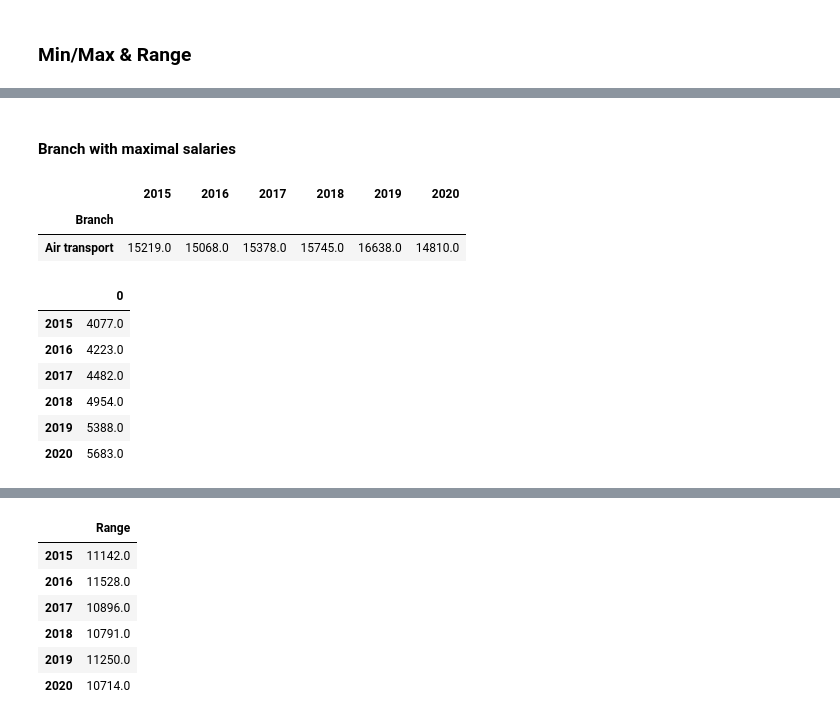
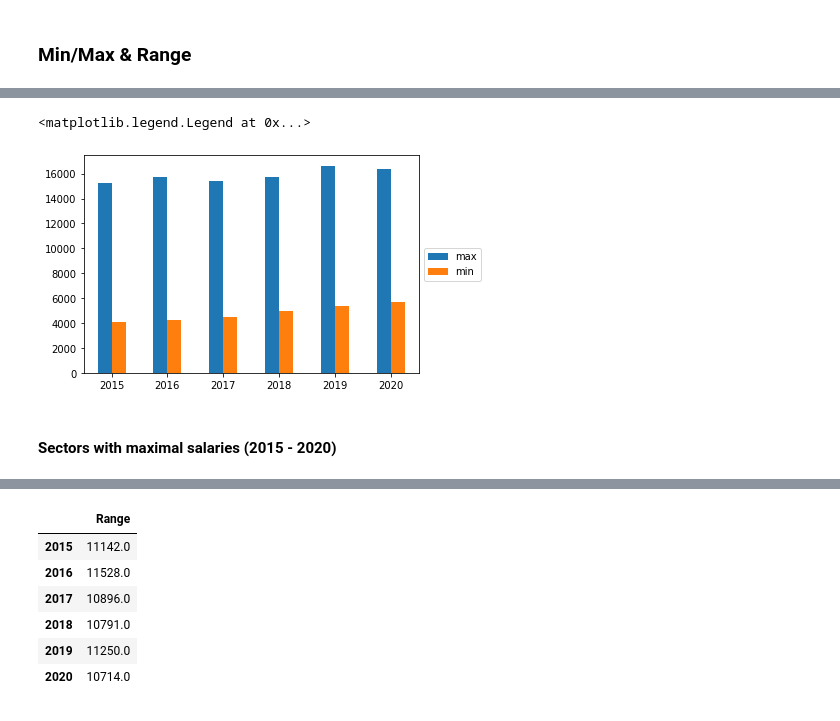
Before and after one commit to p-stachyra/Croatia-Gross-Salaries, a Jupyter notebook: Salaries-Croatia.ipynb, the cells around one changed output, grey strips where cells are left out. Saved outputs shown, nothing was run; the diff lists cells and outputs as text; code cells hidden in the pictures.

```diff
--- a/Salaries-Croatia.ipynb
+++ b/Salaries-Croatia.ipynb
@@ -118,0 +111,4 @@ df_2015_2020_gross.max().to_frame()
+# %%
+max_df = df_2015_2020_gross.max().to_frame()
+max_df.columns = ['max']
+max_df
@@ -118,0 +125,4 @@ df_2015_2020_gross.max().to_frame()
+# %%
+min_df = df_2015_2020_gross.min().to_frame()
+min_df.columns = ['min']
+min_df
@@ -118,0 +137,3 @@ df_2015_2020_gross.max().to_frame()
+# %%
+min_max = max_df.join(min_df)
+min_max
@@ -119,18 +148,8 @@ df_2015_2020_gross.max().to_frame()
+# %%
+ax = min_max.plot.bar(rot=0)
+ax.legend(loc='center left', bbox_to_anchor=(1.0, 0.5))
+# %% [output]
+<matplotlib.legend.Legend at 0x...>
+[figure, added]
 # %% [markdown]
-#### Branch with maximal salaries
+#### Sectors with maximal salaries (2015 - 2020)
-# %%
-df_2015_2020_gross[df_2015_2020_gross['2015'] == df_2015_2020_gross['2015'].max()]
-# %% [output]
-|  | 2015 | 2016 | 2017 | 2018 | 2019 | 2020 |
-| Branch |  |  |  |  |  |  |
-| Air transport | 15219.0 | 15068.0 | 15378.0 | 15745.0 | 16638.0 | 14810.0 |
-# %%
-df_2015_2020_gross.min().to_frame()
-# %% [output]
-|  | 0 |
-| 2015 | 4077.0 |
-| 2016 | 4223.0 |
-| 2017 | 4482.0 |
-| 2018 | 4954.0 |
-| 2019 | 5388.0 |
-| 2020 | 5683.0 |
```
Also changed, not shown: parts of 19 cells of this notebook.
